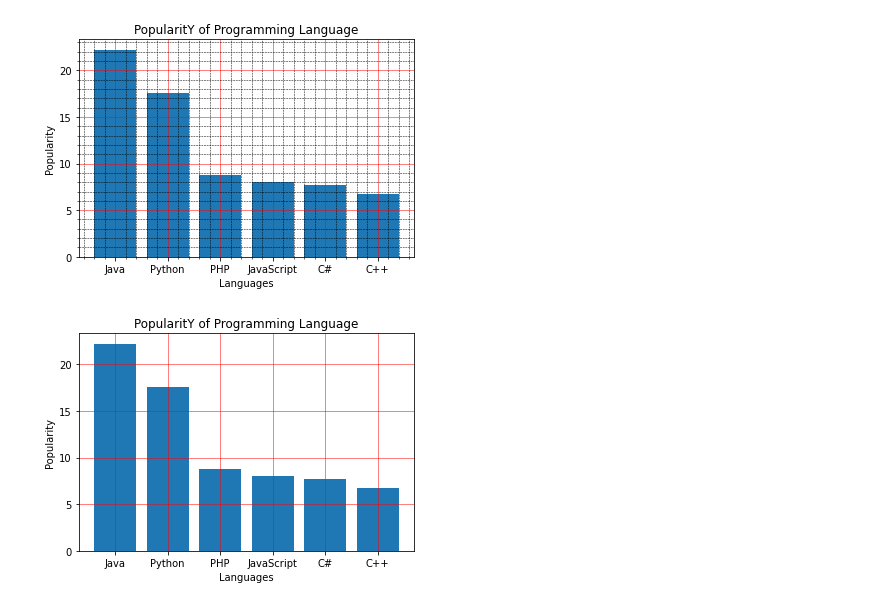
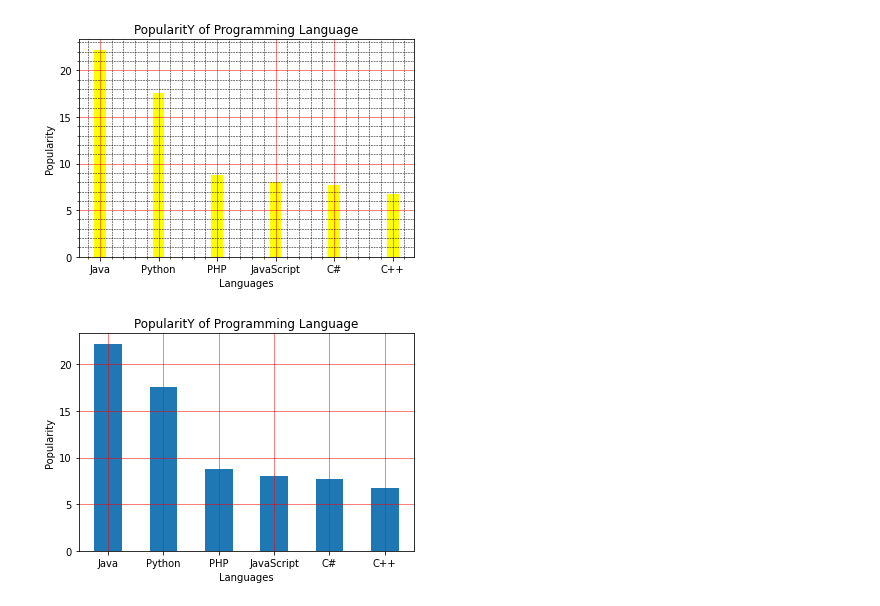
Before and after one commit to AdityaJsr/Bl_week3, a Jupyter notebook: matplotbar/barChart.ipynb, the cells around one changed output. Cells and saved outputs as stored; diff of their text form; code cells hidden in the pictures.

```diff
--- a/matplotbar/barChart.ipynb
+++ b/matplotbar/barChart.ipynb
@@ -11,30 +11,30 @@
 
 """
 
 
 import matplotlib.pyplot as plt
 
 x = ['Java', 'Python', 'PHP', 'JavaScript', 'C#', 'C++']
 popularity = [22.2, 17.6, 8.8, 8, 7.7, 6.7]
 x_pos = [i for i, _ in enumerate(x)]
 
-plt.bar(x_pos, popularity)
+plt.bar(x_pos, popularity , color = "yellow", width = .2 )
 
 
 plt.title("PopularitY of Programming Language")
 plt.xlabel("Languages")
 plt.ylabel("Popularity")
 
 plt.xticks(x_pos, x)
 
 # Turn on the grid and minor ticks()
 plt.minorticks_on()
 plt.grid(which='major', linestyle='-', linewidth='0.5', color='red')
 plt.grid(which = 'minor', linestyle = '--', linewidth = '0.5', color = 'black' )
 
 plt.show()
 # %% [output]
-[figure, old version]
+[figure, new version]
 # %%
 
 import matplotlib.pyplot as plt
@@ -43,7 +43,7 @@ x = ['Java', 'Python', 'PHP', 'JavaScript', 'C#', 'C++']
 popularity = [22.2, 17.6, 8.8, 8, 7.7, 6.7]
 x_pos = [i for i, _ in enumerate(x)]
 
-plt.bar(x, popularity)
+plt.bar(x, popularity , width = .5)
 
 
 plt.title("PopularitY of Programming Language")
@@ -58,4 +58,4 @@ plt.grid(which='major', linestyle='-', linewidth='0.5', color='red')
 
 plt.show()
 # %% [output]
-[figure, old version]
+[figure, new version]
```
